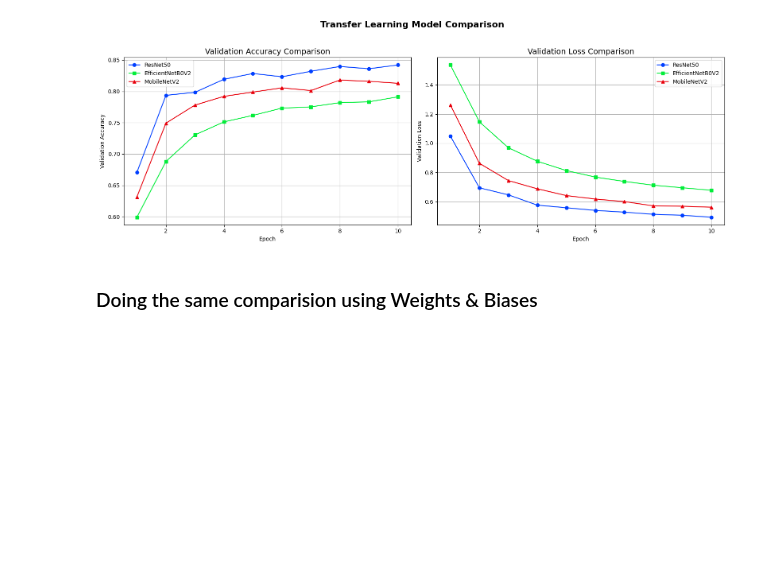
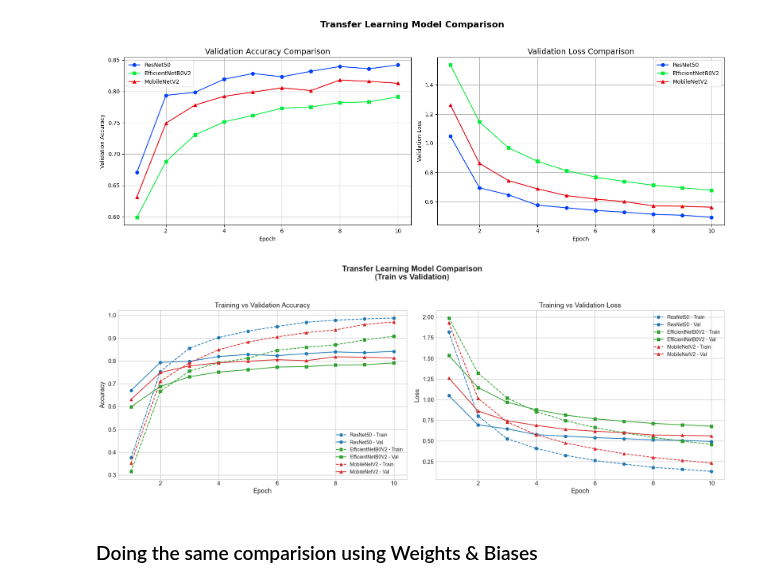
Before and after one commit to llorenscapotorres/TensorFlow, a Jupyter notebook: Transfer_Learning/Feature_Extraction/04_transfer_learning_feature_extraction.ipynb, the cells around one changed output. Cells and saved outputs as stored; diff of their text form; code cells hidden in the pictures; blank space fills up the shorter version.

Commit message:
Improving the comparision plot

```diff
--- a/Transfer_Learning/Feature_Extraction/04_transfer_learning_feature_extraction.ipynb
+++ b/Transfer_Learning/Feature_Extraction/04_transfer_learning_feature_extraction.ipynb
@@ -390,6 +390,75 @@ plt.tight_layout(rect=[0, 0.03, 1, 0.95])
 plt.show()
 # %% [output]
 [figure]
+# %%
+import matplotlib.pyplot as plt
+
+# Extraer métricas de los History
+def get_metrics(history):
+    return {
+        "train_accuracy": history.history["accuracy"],
+        "val_accuracy": history.history["val_accuracy"],
+        "train_loss": history.history["loss"],
+        "val_loss": history.history["val_loss"],
+    }
+
+resnet = get_metrics(resnet_history)
+efficientnet = get_metrics(efficientnet_history)
+mobilenet = get_metrics(mobilenet_history)
+
+epochs = range(1, len(resnet["train_accuracy"]) + 1)
+
+# Colores por modelo
+colors = {
+    "ResNet50": "#1f77b4",         # azul
+    "EfficientNetB0V2": "#2ca02c", # verde
+    "MobileNetV2": "#d62728",      # rojo
+}
+
+# Estilo general
+plt.style.use("seaborn-v0_8-whitegrid")
+fig, (ax1, ax2) = plt.subplots(1, 2, figsize=(18, 7))
+
+# --------- Accuracy ---------
+ax1.plot(epochs, resnet["train_accuracy"], label="ResNet50 - Train", linestyle='--', color=colors["ResNet50"], marker='o')
+ax1.plot(epochs, resnet["val_accuracy"], label="ResNet50 - Val", linestyle='-', color=colors["ResNet50"], marker='o')
+
+ax1.plot(epochs, efficientnet["train_accuracy"], label="EfficientNetB0V2 - Train", linestyle='--', color=colors["EfficientNetB0V2"], marker='s')
+ax1.plot(epochs, efficientnet["val_accuracy"], label="EfficientNetB0V2 - Val", linestyle='-', color=colors["EfficientNetB0V2"], marker='s')
+
+ax1.plot(epochs, mobilenet["train_accuracy"], label="MobileNetV2 - Train", linestyle='--', color=colors["MobileNetV2"], marker='^')
+ax1.plot(epochs, mobilenet["val_accuracy"], label="MobileNetV2 - Val", linestyle='-', color=colors["MobileNetV2"], marker='^')
+
+ax1.set_title("Training vs Validation Accuracy", fontsize=14)
+ax1.set_xlabel("Epoch")
+ax1.set_ylabel("Accuracy")
+ax1.legend(loc="lower right", fontsize=10)
+ax1.grid(True)
+
+# --------- Loss ---------
+ax2.plot(epochs, resnet["train_loss"], label="ResNet50 - Train", linestyle='--', color=colors["ResNet50"], marker='o')
+ax2.plot(epochs, resnet["val_loss"], label="ResNet50 - Val", linestyle='-', color=colors["ResNet50"], marker='o')
+
+ax2.plot(epochs, efficientnet["train_loss"], label="EfficientNetB0V2 - Train", linestyle='--', color=colors["EfficientNetB0V2"], marker='s')
+ax2.plot(epochs, efficientnet["val_loss"], label="EfficientNetB0V2 - Val", linestyle='-', color=colors["EfficientNetB0V2"], marker='s')
+
+ax2.plot(epochs, mobilenet["train_loss"], label="MobileNetV2 - Train", linestyle='--', color=colors["MobileNetV2"], marker='^')
+ax2.plot(epochs, mobilenet["val_loss"], label="MobileNetV2 - Val", linestyle='-', color=colors["MobileNetV2"], marker='^')
+
+ax2.set_title("Training vs Validation Loss", fontsize=14)
+ax2.set_xlabel("Epoch")
+ax2.set_ylabel("Loss")
+ax2.legend(loc="upper right", fontsize=10)
+ax2.grid(True)
+
+# --------- Final Adjustments ---------
+plt.suptitle("Transfer Learning Model Comparison\n(Train vs Validation)", fontsize=16, weight='bold')
+plt.tight_layout(rect=[0, 0.03, 1, 0.95])
+
+# Mostrar gráfico
+plt.show()
+# %% [output]
+[figure, added]
 # %% [markdown]
 ### Doing the same comparision using Weights & Biases
 # %%
```
